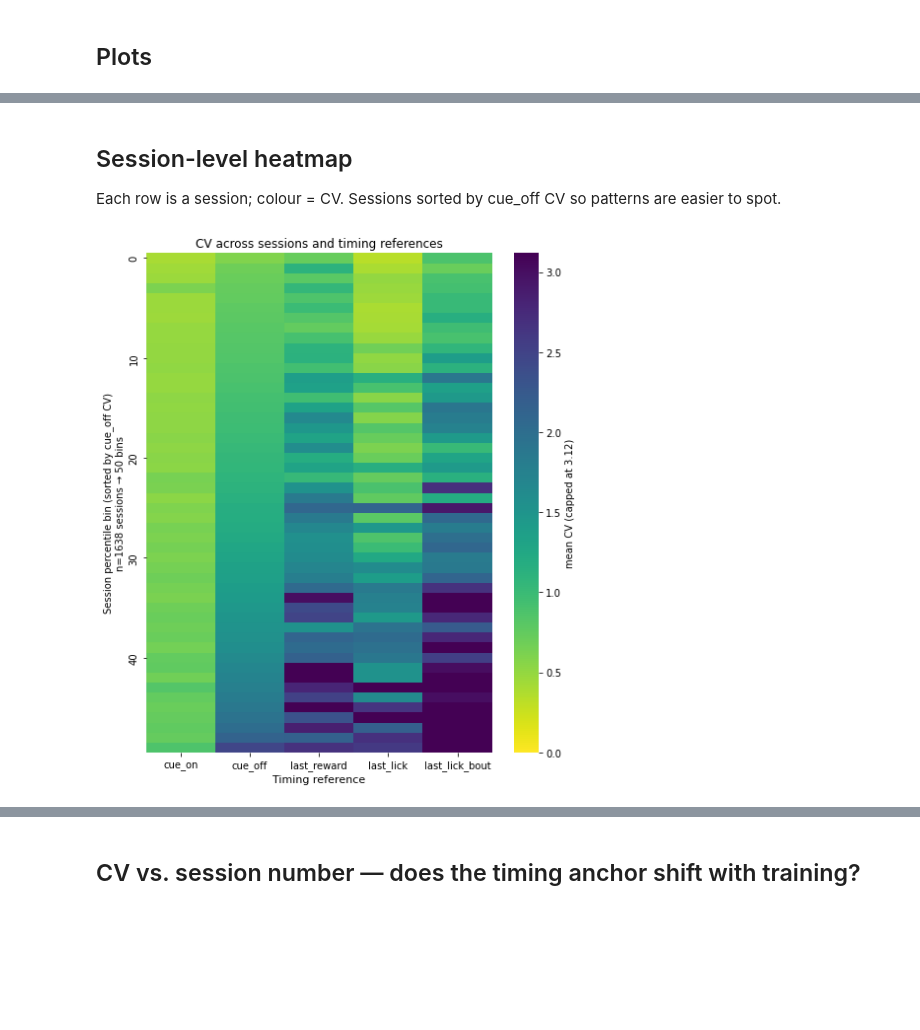
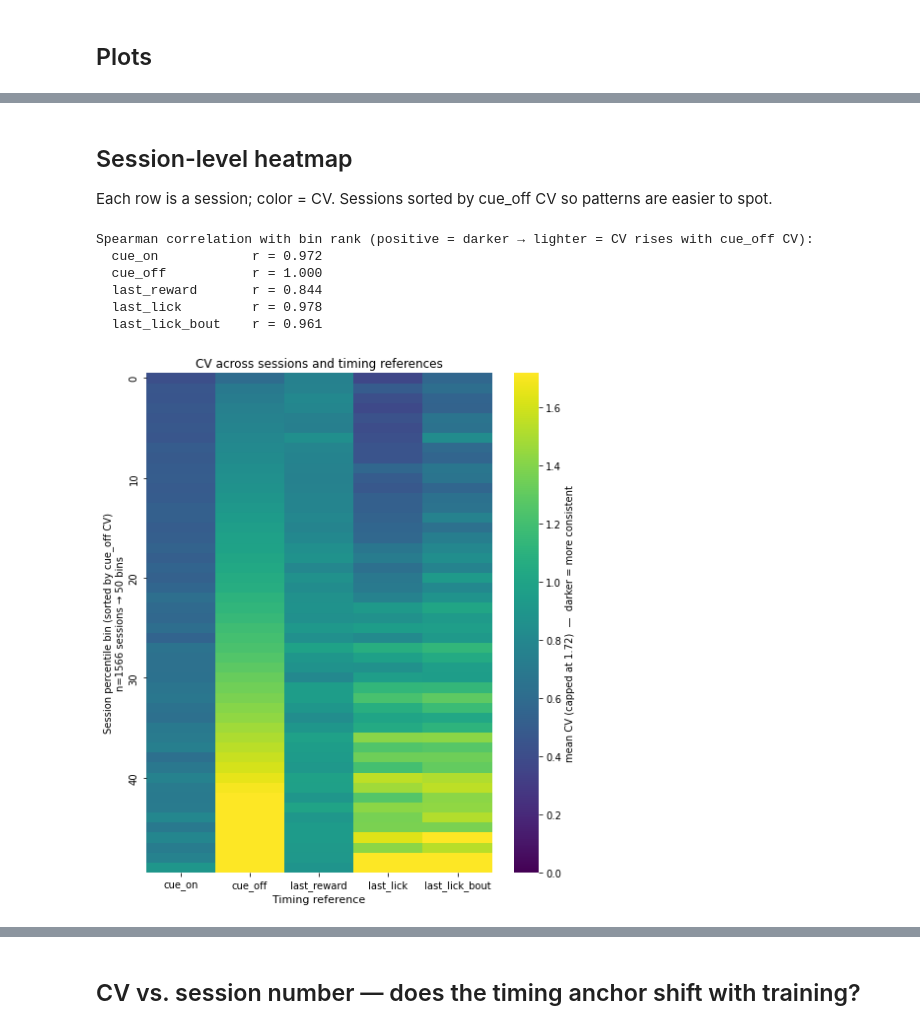
Before and after one commit to rebz444/luckycharm, a Jupyter notebook: timing_anchor_cv.ipynb, the cells around one changed output, grey strips where cells are left out. Drawn from its saved outputs; the diff is of its cells as text; code cells hidden in the pictures; blank space fills up the shorter version.

```diff
--- a/timing_anchor_cv.ipynb
+++ b/timing_anchor_cv.ipynb
@@ -15,7 +16,7 @@ data_folder = os.path.join(data_dir, exp)
 figure_folder = os.path.join(data_dir, 'timing_anchor_cv')
 os.makedirs(figure_folder, exist_ok=True)
 # %%
-trials_training = pd.read_csv(os.path.join(data_folder, 'trials_training_filtered2.csv'))
+trials_training = pd.read_csv(os.path.join(data_folder, 'trials_cleaned.csv'))
 print(trials_training.shape)
 trials_training.head(3)
 # %% [output]
@@ -109,2 +282,14 @@ last_reward     1638.0  1.720  2.113  0.458  0.735  0.825  1.078  12.326
+# %%
+# Build session-level CV pivot (used by all subsequent CV analyses)
+ref_order = list(timing_refs.keys())
+
+cv_pivot = session_cvs.pivot_table(index='dir', columns='reference', values='cv')
+cv_pivot = cv_pivot[ref_order]   # enforce column order
+
+cv_pivot['best_ref'] = cv_pivot.idxmin(axis=1)
+
+# Attach group info
+dir_to_group = session_cvs[['dir', 'group']].drop_duplicates().set_index('dir')['group']
+cv_pivot['group'] = cv_pivot.index.map(dir_to_group)
 # %% [markdown]
 ## Plots
@@ -203,31 +490,47 @@ cue_off             2
 # %% [markdown]
 ## Session-level heatmap
 
-Each row is a session; colour = CV.  Sessions sorted by cue_off CV so patterns are easier to spot.
+Each row is a session; color = CV.  Sessions sorted by cue_off CV so patterns are easier to spot.
 # %%
 N_BINS = 50   # number of session percentile bins
 
 heat_data = cv_pivot[ref_order].sort_values('cue_off').reset_index(drop=True)
 
 # Bin sorted sessions into N_BINS equal groups, take the mean CV per bin
 heat_data['bin'] = pd.cut(heat_data.index, bins=N_BINS, labels=False)
 heat_binned = heat_data.groupby('bin')[ref_order].mean()
 
 # Cap colour scale at 95th percentile so a few large-CV sessions don't wash out the palette
 vmax = heat_binned.stack().quantile(0.95)
 
+# Summarise trend: correlation of each reference with bin rank
+print("Spearman correlation with bin rank (positive = darker → lighter = CV rises with cue_off CV):")
+for ref in ref_order:
+    r = heat_binned[ref].dropna().rank().corr(
+        pd.Series(range(len(heat_binned[ref].dropna())), index=heat_binned[ref].dropna().index),
+        method='spearman'
+    )
+    print(f"  {ref:16s}  r = {r:.3f}")
+print()
+
 fig, ax = plt.subplots(figsize=(7, 8))
 sns.heatmap(
-    heat_binned, cmap='viridis_r', ax=ax,
+    heat_binned, cmap='viridis', ax=ax,
     vmin=0, vmax=vmax,
-    cbar_kws={'label': f'mean CV (capped at {vmax:.2f})'},
+    cbar_kws={'label': f'mean CV (capped at {vmax:.2f})  —  darker = more consistent'},
     yticklabels=10   # label every 10th bin (= every 20th percentile)
 )
 ax.set_xlabel('Timing reference', fontsize=11)
 ax.set_ylabel(f'Session percentile bin (sorted by cue_off CV)\nn={len(heat_data)} sessions → {N_BINS} bins', fontsize=10)
 ax.set_title('CV across sessions and timing references', fontsize=12)
 plt.tight_layout()
 plt.savefig(os.path.join(figure_folder, 'cv_heatmap.png'), dpi=150)
 plt.show()
 # %% [output]
+Spearman correlation with bin rank (positive = darker → lighter = CV rises with cue_off CV):
+  cue_on            r = 0.972
+  cue_off           r = 1.000
+  last_reward       r = 0.844
+  last_lick         r = 0.978
+  last_lick_bout    r = 0.961
-[figure, old version]
+[figure, new version]
```
Also changed, not shown: parts of 67 cells of this notebook, 17 other files.
